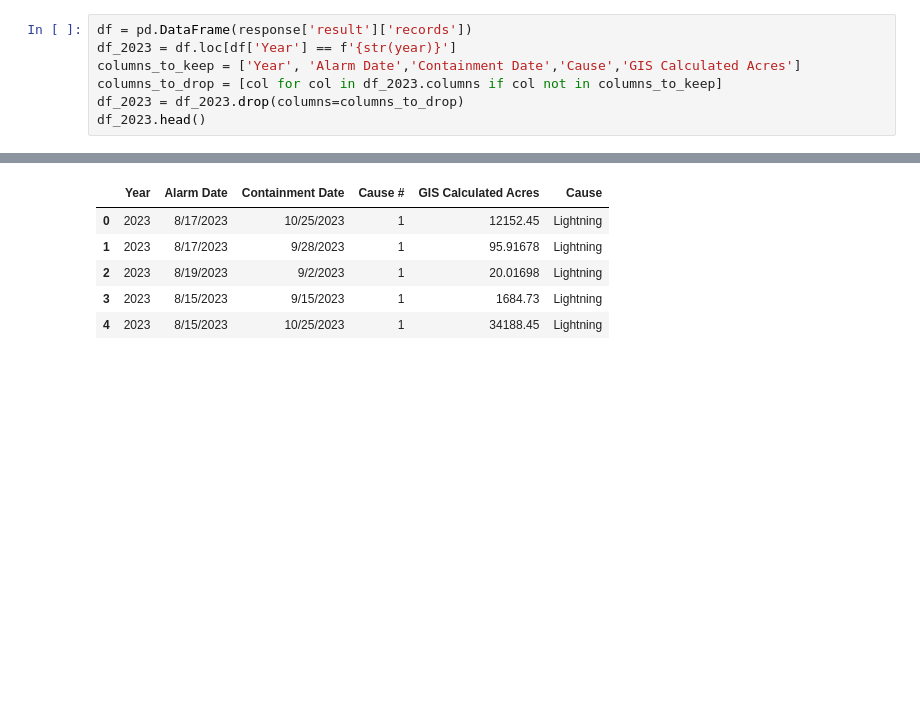
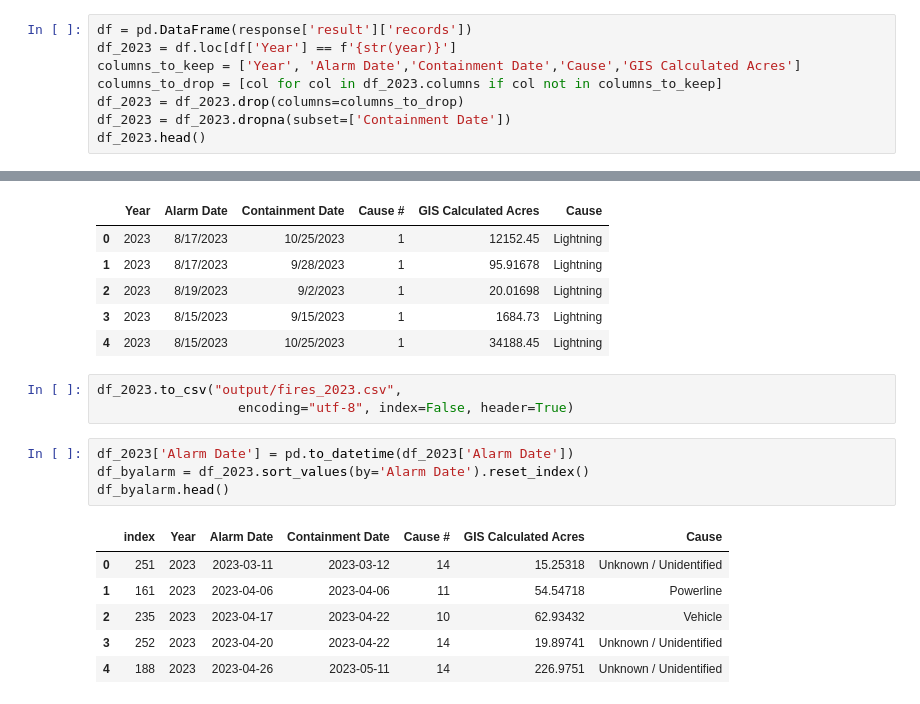
Before and after one commit to epsilonite/pandas-project, a Jupyter notebook: California Wildfire Seasonality/CA-Wildfire-2023.ipynb, the cells around one changed output, grey strips where cells are left out. Cells and saved outputs as stored; diff of their text form; blank space fills up the shorter version.

```diff
--- a/California Wildfire Seasonality/CA-Wildfire-2023.ipynb
+++ b/California Wildfire Seasonality/CA-Wildfire-2023.ipynb
@@ -39,6 +42,7 @@ df_2023 = df.loc[df['Year'] == f'{str(year)}']
 columns_to_keep = ['Year', 'Alarm Date','Containment Date','Cause','GIS Calculated Acres']
 columns_to_drop = [col for col in df_2023.columns if col not in columns_to_keep]
 df_2023 = df_2023.drop(columns=columns_to_drop)
+df_2023 = df_2023.dropna(subset=['Containment Date'])
 df_2023.head()
 # %% [output]
 |  | Year | Alarm Date | Containment Date | Cause | GIS Calculated Acres |
@@ -122,3 +126,17 @@ df_2023.head()
 | 2 | 2023 | 8/19/2023 | 9/2/2023 | 1 | 20.01698 | Lightning |
 | 3 | 2023 | 8/15/2023 | 9/15/2023 | 1 | 1684.73 | Lightning |
 | 4 | 2023 | 8/15/2023 | 10/25/2023 | 1 | 34188.45 | Lightning |
+# %%
+df_2023.to_csv("output/fires_2023.csv",
+                  encoding="utf-8", index=False, header=True)
+# %%
+df_2023['Alarm Date'] = pd.to_datetime(df_2023['Alarm Date'])
+df_byalarm = df_2023.sort_values(by='Alarm Date').reset_index()
+df_byalarm.head()
+# %% [output]
+|  | index | Year | Alarm Date | Containment Date | Cause # | GIS Calculated Acres | Cause |
+| 0 | 251 | 2023 | 2023-03-11 | 2023-03-12 | 14 | 15.25318 | Unknown / Unidentified |
+| 1 | 161 | 2023 | 2023-04-06 | 2023-04-06 | 11 | 54.54718 | Powerline |
+| 2 | 235 | 2023 | 2023-04-17 | 2023-04-22 | 10 | 62.93432 | Vehicle |
+| 3 | 252 | 2023 | 2023-04-20 | 2023-04-22 | 14 | 19.89741 | Unknown / Unidentified |
+| 4 | 188 | 2023 | 2023-04-26 | 2023-05-11 | 14 | 226.9751 | Unknown / Unidentified |
```
Also changed, not shown: parts of 5 cells of this notebook, 2 other files.
